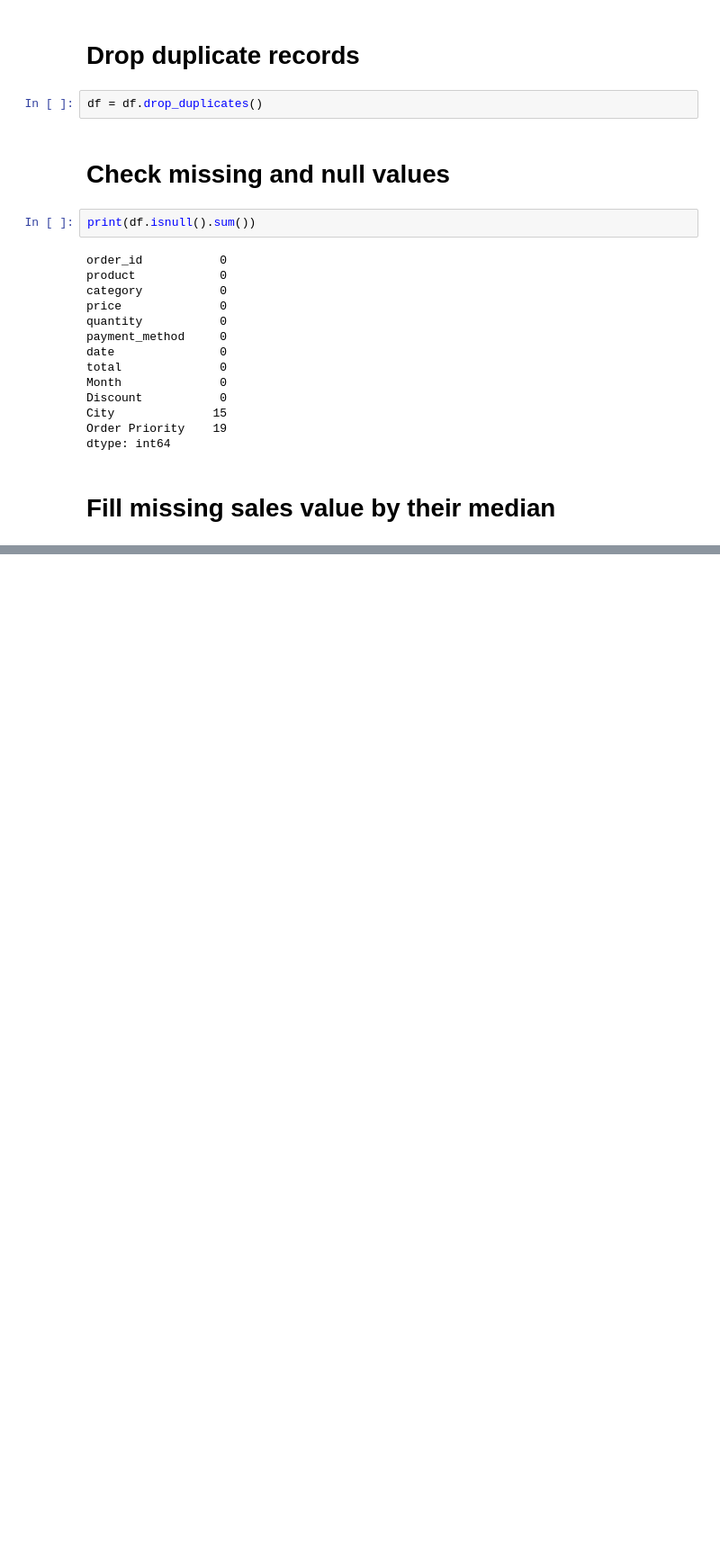
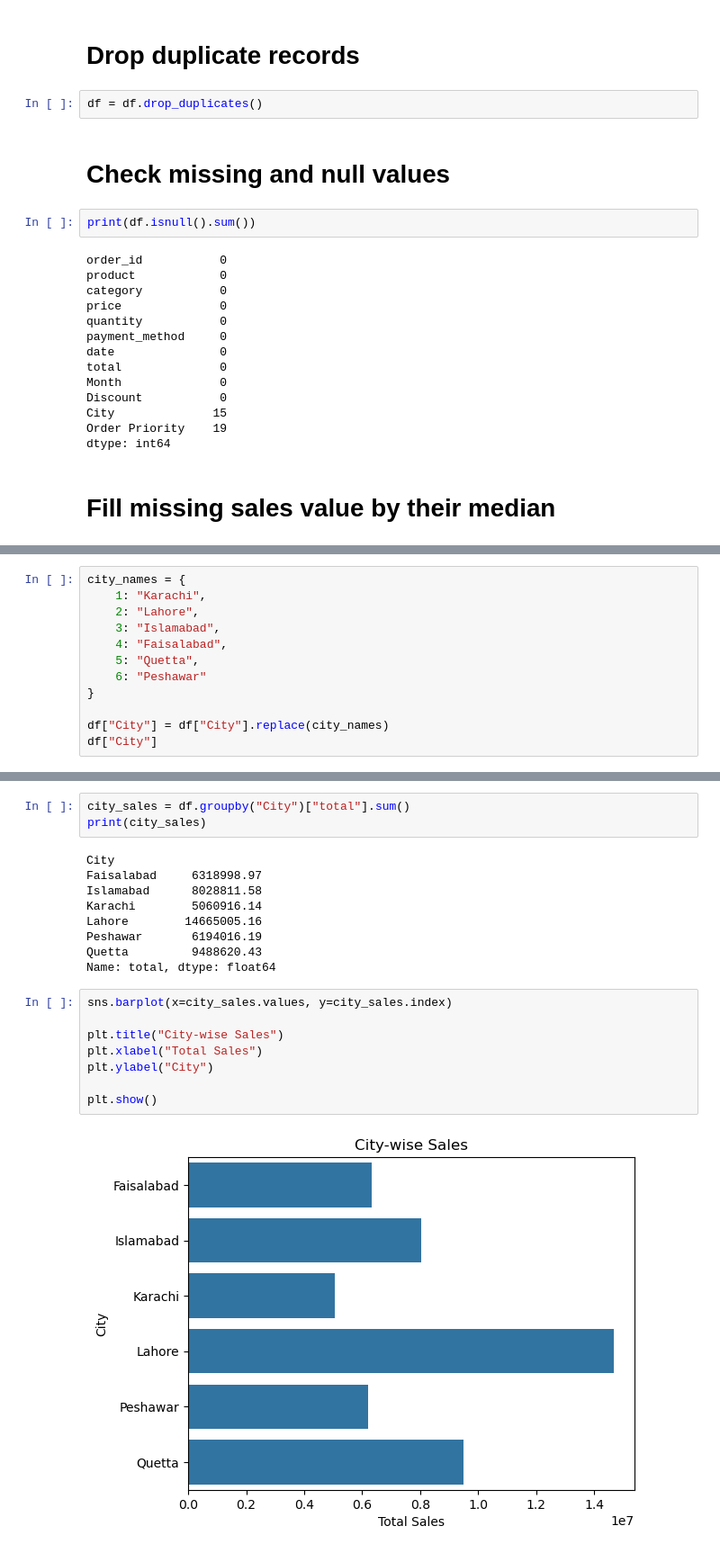
Before and after one commit to fizzaabbasi/assignments, a Jupyter notebook: assignment 13.ipynb, the cells around one changed output, grey strips where cells are left out. Shown at 90% size. Cells and saved outputs as stored; diff of their text form; blank space fills up the shorter version.

```diff
--- a/assignment 13.ipynb
+++ b/assignment 13.ipynb
@@ -109,0 +209,12 @@ df["total"] = df["total"].fillna(median_total)
+# %%
+city_names = {
+    1: "Karachi",
+    2: "Lahore",
+    3: "Islamabad",
+    4: "Faisalabad",
+    5: "Quetta",
+    6: "Peshawar"
+}
+
+df["City"] = df["City"].replace(city_names)
+df["City"]
@@ -109,0 +234,22 @@ df["total"] = df["total"].fillna(median_total)
+# %%
+city_sales = df.groupby("City")["total"].sum()
+print(city_sales)
+# %% [output]
+City
+Faisalabad     6318998.97
+Islamabad      8028811.58
+Karachi        5060916.14
+Lahore        14665005.16
+Peshawar       6194016.19
+Quetta         9488620.43
+Name: total, dtype: float64
+# %%
+sns.barplot(x=city_sales.values, y=city_sales.index)
+
+plt.title("City-wise Sales")
+plt.xlabel("Total Sales")
+plt.ylabel("City")
+
+plt.show()
+# %% [output]
+[figure, added]
```
Also changed, not shown: parts of 20 cells of this notebook, 2 other files.
